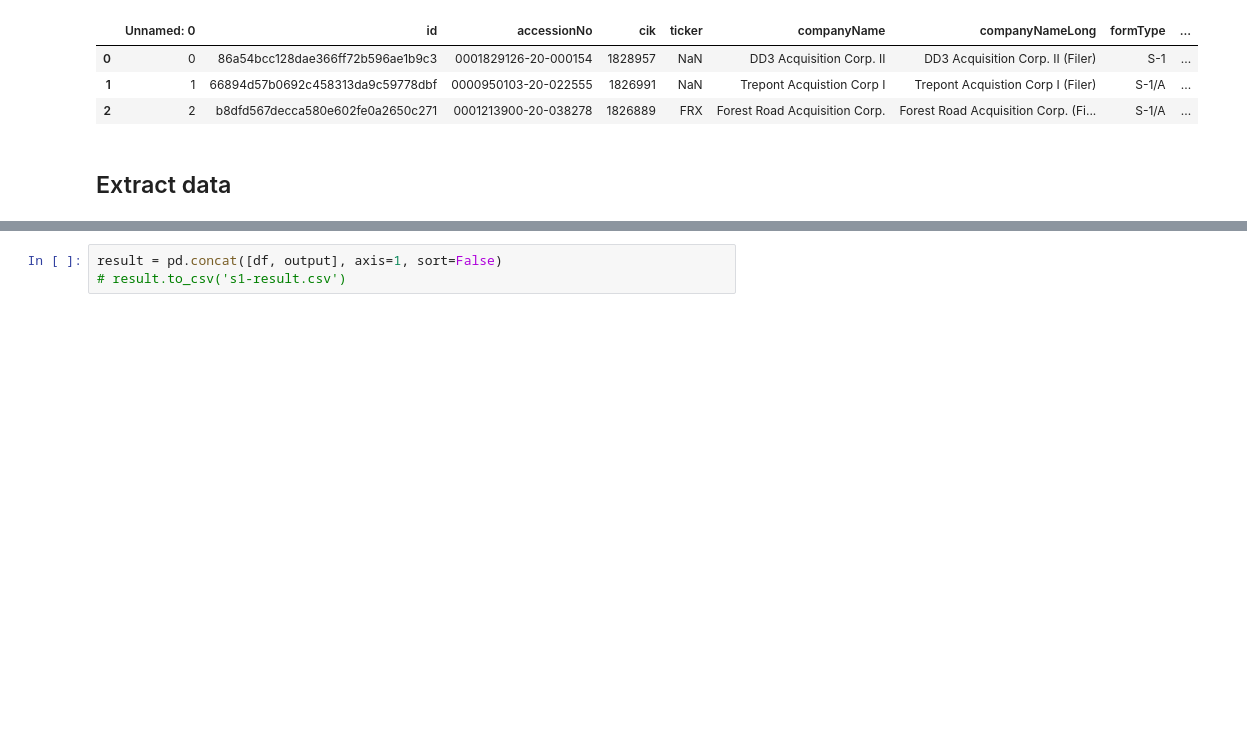
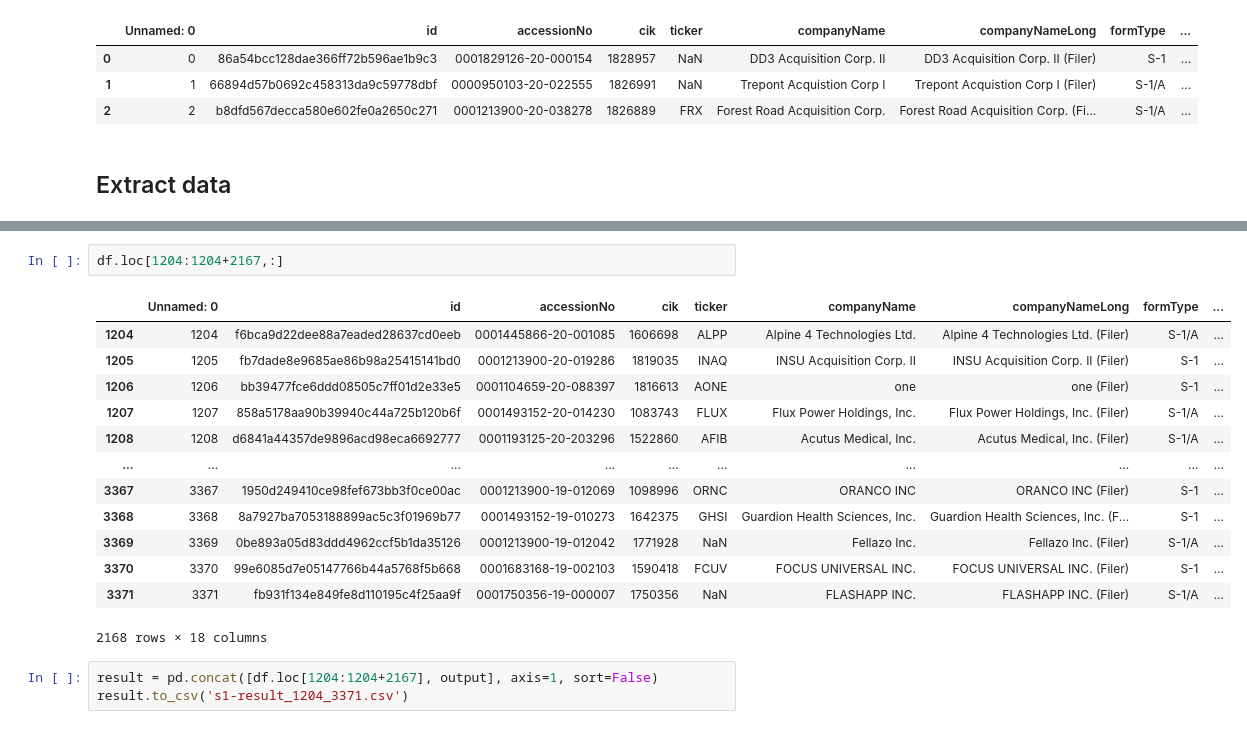
Before and after one commit to vadimvvlasov/scrape-s1-form, a Jupyter notebook: parse_S1_BS.ipynb, the cells around one changed output, grey strips where cells are left out. Saved outputs shown, nothing was run; the diff lists cells and outputs as text; blank space fills up the shorter version.

Commit message:
form_parser finished s1-result.csv added

```diff
--- a/parse_S1_BS.ipynb
+++ b/parse_S1_BS.ipynb
@@ -101,6 +109,22 @@ output
+# %%
+df.loc[1204:1204+2167,:]
+# %% [output]
+|  | Unnamed: 0 | id | accessionNo | cik | ticker | companyName | companyNameLong | formType | ... |
+| 1204 | 1204 | f6bca9d22dee88a7eaded28637cd0eeb | 0001445866-20-001085 | 1606698 | ALPP | Alpine 4 Technologies Ltd. | Alpine 4 Technologies Ltd. (Filer) | S-1/A | ... |
+| 1205 | 1205 | fb7dade8e9685ae86b98a25415141bd0 | 0001213900-20-019286 | 1819035 | INAQ | INSU Acquisition Corp. II | INSU Acquisition Corp. II (Filer) | S-1 | ... |
+| 1206 | 1206 | bb39477fce6ddd08505c7ff01d2e33e5 | 0001104659-20-088397 | 1816613 | AONE | one | one (Filer) | S-1 | ... |
+| 1207 | 1207 | 858a5178aa90b39940c44a725b120b6f | 0001493152-20-014230 | 1083743 | FLUX | Flux Power Holdings, Inc. | Flux Power Holdings, Inc. (Filer) | S-1/A | ... |
+| 1208 | 1208 | d6841a44357de9896acd98eca6692777 | 0001193125-20-203296 | 1522860 | AFIB | Acutus Medical, Inc. | Acutus Medical, Inc. (Filer) | S-1/A | ... |
+| ... | ... | ... | ... | ... | ... | ... | ... | ... | ... |
+| 3367 | 3367 | 1950d249410ce98fef673bb3f0ce00ac | 0001213900-19-012069 | 1098996 | ORNC | ORANCO INC | ORANCO INC (Filer) | S-1 | ... |
+| 3368 | 3368 | 8a7927ba7053188899ac5c3f01969b77 | 0001493152-19-010273 | 1642375 | GHSI | Guardion Health Sciences, Inc. | Guardion Health Sciences, Inc. (F... | S-1 | ... |
+| 3369 | 3369 | 0be893a05d83ddd4962ccf5b1da35126 | 0001213900-19-012042 | 1771928 | NaN | Fellazo Inc. | Fellazo Inc. (Filer) | S-1/A | ... |
+| 3370 | 3370 | 99e6085d7e05147766b44a5768f5b668 | 0001683168-19-002103 | 1590418 | FCUV | FOCUS UNIVERSAL INC. | FOCUS UNIVERSAL INC. (Filer) | S-1 | ... |
+| 3371 | 3371 | fb931f134e849fe8d110195c4f25aa9f | 0001750356-19-000007 | 1750356 | NaN | FLASHAPP INC. | FLASHAPP INC. (Filer) | S-1/A | ... |
+2168 rows × 18 columns
 # %%
-result = pd.concat([df, output], axis=1, sort=False)
-# result.to_csv('s1-result.csv')
+result = pd.concat([df.loc[1204:1204+2167], output], axis=1, sort=False)
+result.to_csv('s1-result_1204_3371.csv')
 # %%
 result.info()
 # %% [output]
```
Also changed, not shown: parts of 3 cells of this notebook, 3 other files.
